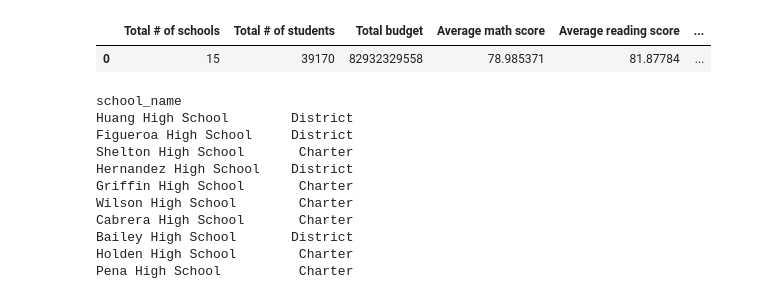
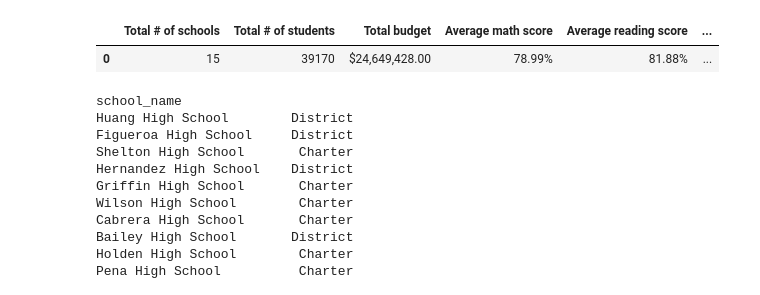
Before and after one commit to tanazimmer/Pandas-Challenge, a Jupyter notebook: PyCitySchools/pycityschools.ipynb, the cells around one changed output. Saved outputs shown, nothing was run; the diff lists cells and outputs as text; code cells hidden in the pictures.

```diff
--- a/PyCitySchools/pycityschools.ipynb
+++ b/PyCitySchools/pycityschools.ipynb
@@ -32,44 +32,47 @@ schools = total_df['school_name'].nunique()
 students = total_df['student_name'].count()
 
 #Calculate the total budget
-total_budget = total_df['budget'].sum()
+total_budget = school_data['budget'].sum()
 
 #Calculate the average math score
 math_score = total_df['math_score'].mean()
 
 #Calculate the average reading score
 reading_score = total_df['reading_score'].mean()
 
 #Calculate the percentage of students with a passing math score (70 or greater)
 passing_math = total_df.loc[total_df['math_score'] >=70, :]['student_name'].count()
 percent_passing_math = passing_math / students * 100
 
 #Calculate the percentage of students with a passing reading score (70 or greater)
 passing_reading = total_df.loc[student_data['reading_score'] >=70, :]['student_name'].count()
 percent_passing_reading = passing_reading / students * 100
 
 #Calculate the percentage of students who passed math and reading (% Overall Passing) - while loop???
 percent_overall = total_df[(total_df['math_score'] >= 70) & (student_data['reading_score'] >= 70)]['student_name'].count()/students * 100
 
 
 #Create a dataframe to hold the above results
+
+#Optional: give the displayed data cleaner formatting
+
 district_summary_df = pd.DataFrame({
     "Total # of schools": [schools],
     "Total # of students": [students],
-    "Total budget": [total_budget],
-    "Average math score": [math_score],
-    "Average reading score": [reading_score],
-    "Percent of Students Passing Math": [percent_passing_math],
-    "Percent of Students Passing Reading": [percent_passing_reading],
-    "Percent of Students Passing Math and Reading": [percent_overall]
+    "Total budget": '${:,.2f}'.format(total_budget),
+    "Average math score": '{:,.2f}%'.format(math_score),
+    "Average reading score": '{:,.2f}%'.format(reading_score),
+    "Percent of Students Passing Math": '{:,.2f}%'.format(percent_passing_math),
+    "Percent of Students Passing Reading": '{:,.2f}%'.format(percent_passing_reading),
+    "Percent of Students Passing Math and Reading": '{:,.2f}%'.format(percent_overall)
 
 })
 
+
 district_summary_df
-#Optional: give the displayed data cleaner formatting
 # %% [output]
 |  | Total # of schools | Total # of students | Total budget | Average math score | Average reading score | ... |
-| 0 | 15 | 39170 | 82932329558 | 78.985371 | 81.87784 | ... |
+| 0 | 15 | 39170 | $24,649,428.00 | 78.99% | 81.88% | ... |
 # %%
 
 #school name
```
Also changed, not shown: parts of 7 cells of this notebook.
